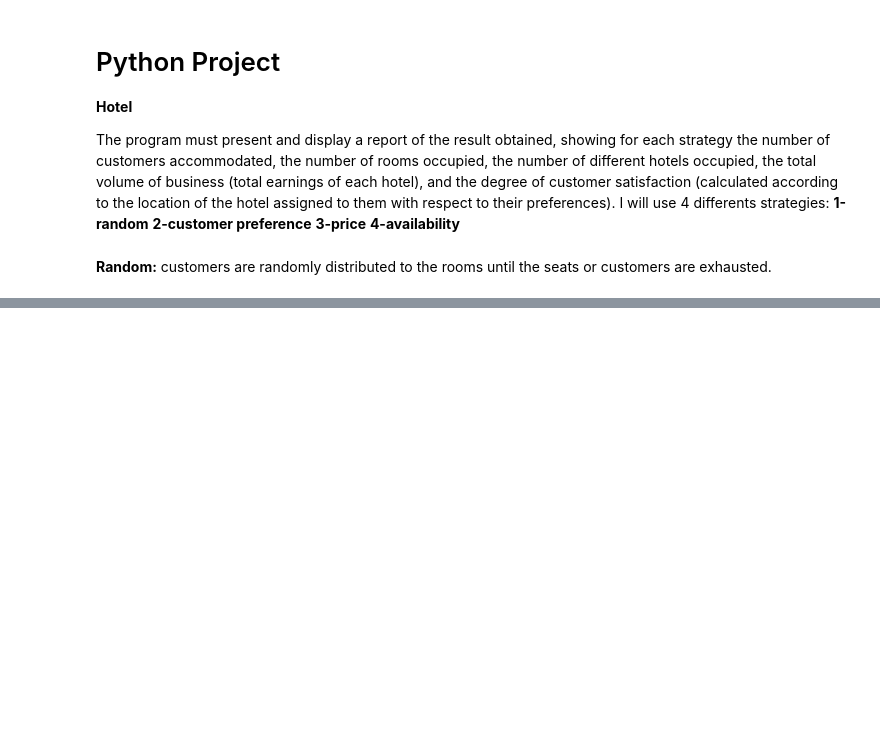
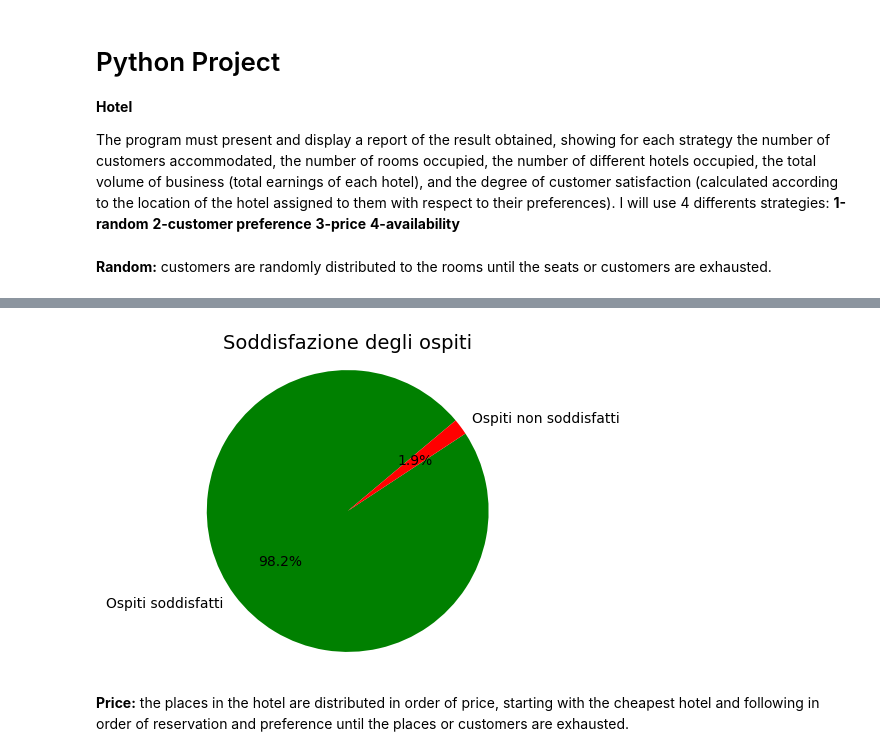
Before and after one commit to raul0807/Progetto-data-science, a Jupyter notebook: test.ipynb, the cells around one changed output, grey strips where cells are left out. Cells and saved outputs as stored; diff of their text form; code cells hidden in the pictures; blank space fills up the shorter version.

```diff
--- a/test.ipynb
+++ b/test.ipynb
@@ -131,0 +228,16 @@ plt.show()
+# %%
+labels = ['Ospiti soddisfatti', 'Ospiti non soddisfatti']
+sizes = [ospiti_soddisfatti, 4000-ospiti_allocati]
+colors = ['green', 'red']
+plt.figure(figsize=(4, 4))
+plt.pie(sizes, labels=labels, colors=colors, autopct='%1.1f%%', startangle=40)
+plt.title('Soddisfazione degli ospiti', fontsize=14)
+plt.axis('equal')
+plt.show()
+# %% [output]
+[figure, added]
+# %% [markdown]
+**Price:**
+the places in the hotel are distributed in order of price, starting with the cheapest
+hotel and following in order of reservation and preference until the places or customers
+are exhausted.
```
Also changed, not shown: parts of 11 cells of this notebook, 4 other files.
